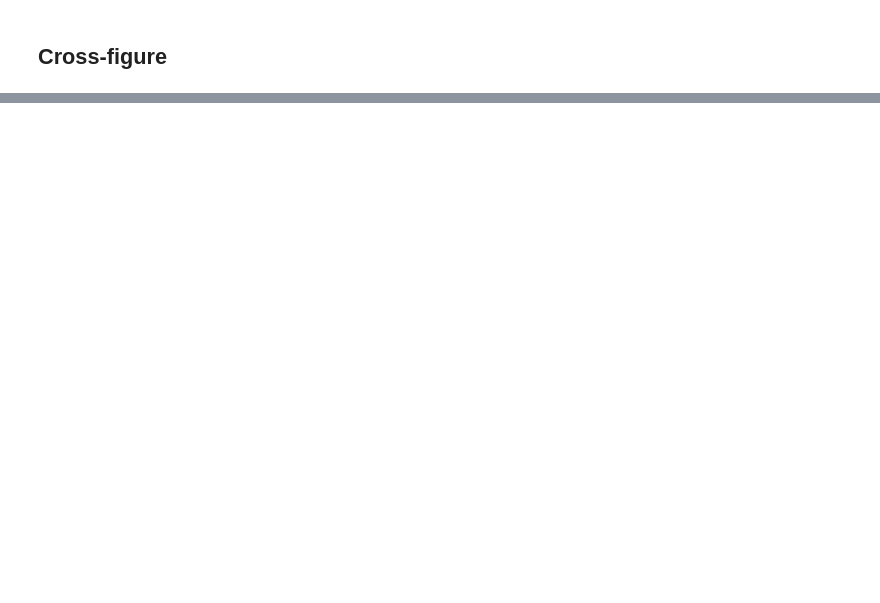
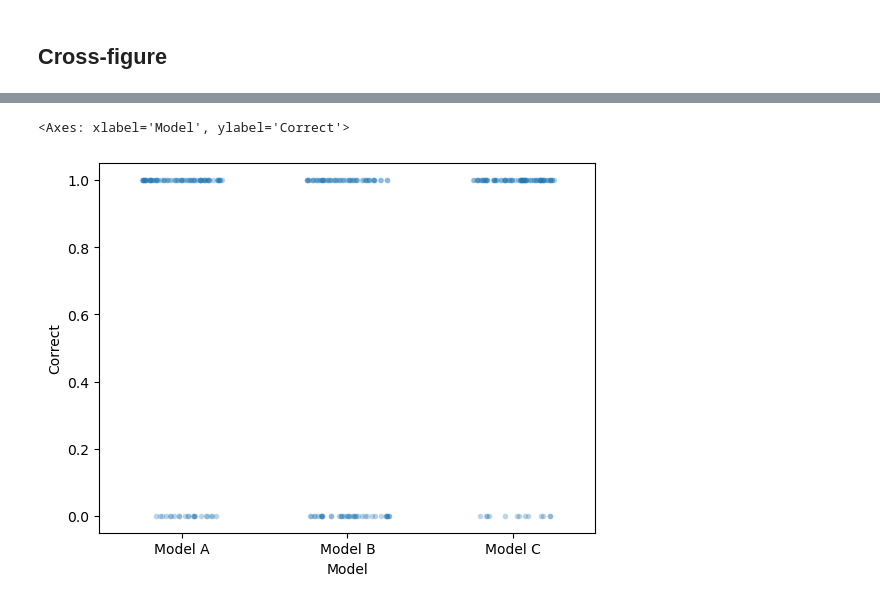
Before and after one commit to ReadingTimeMachine/LLM_VQA_MultiPanel, a Jupyter notebook: parse_lmm_outputs_to_kde_and_scatter_plots.ipynb, the cells around one changed output, grey strips where cells are left out. Drawn from its saved outputs; the diff is of its cells as text; code cells hidden in the pictures; blank space fills up the shorter version.

```diff
--- a/parse_lmm_outputs_to_kde_and_scatter_plots.ipynb
+++ b/parse_lmm_outputs_to_kde_and_scatter_plots.ipynb
@@ -985,0 +963,5 @@ dfplot
+# %%
+sns.stripplot(data=df, x='Model', y='Correct', jitter=0.25, alpha=0.3, size=4)
+# %% [output]
+<Axes: xlabel='Model', ylabel='Correct'>
+[figure, added]
```
Also changed, not shown: parts of 30 cells of this notebook, 3 other files.
